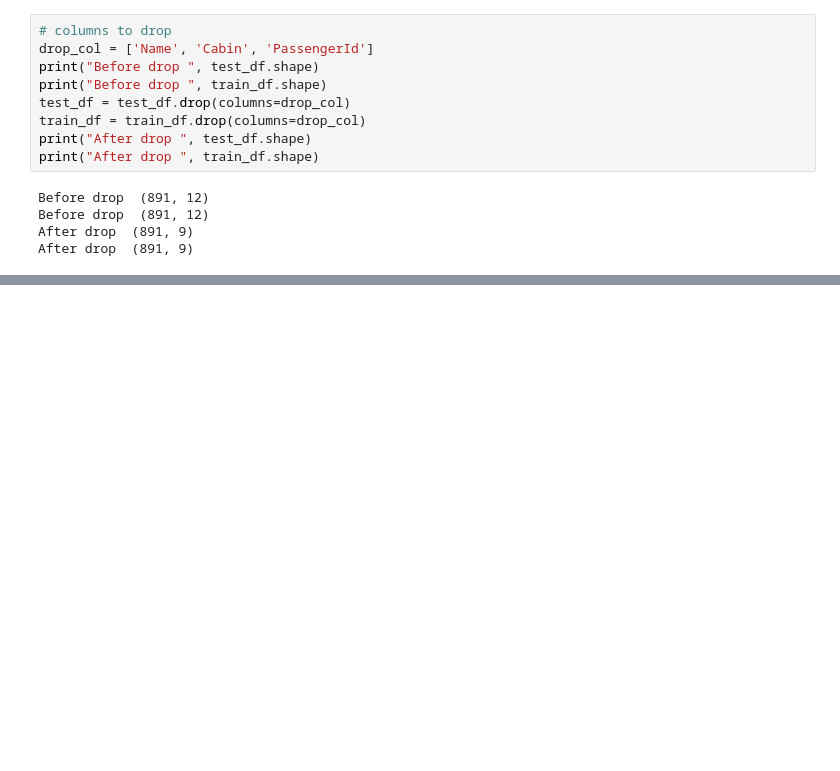
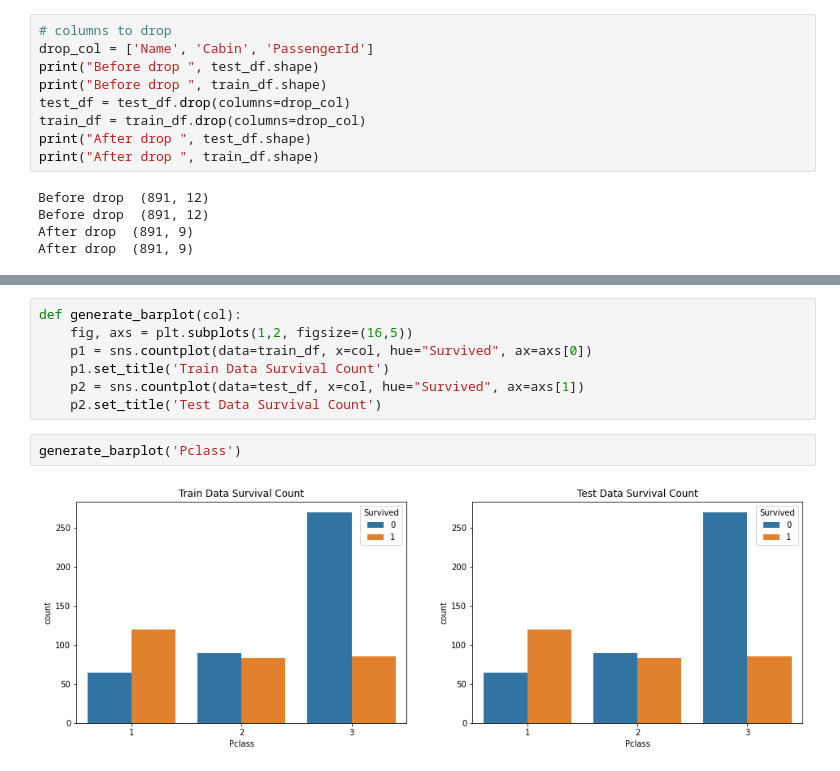
Before and after one commit to miebakso/machine-learning-projects, a Jupyter notebook: P1-titanic-dataset-competition/titanic.ipynb, the cells around one changed output, grey strips where cells are left out. Cells and saved outputs as stored; diff of their text form; blank space fills up the shorter version.

```diff
--- a/P1-titanic-dataset-competition/titanic.ipynb
+++ b/P1-titanic-dataset-competition/titanic.ipynb
@@ -144,0 +275,11 @@ Name: Survived, dtype: int64
+# %%
+def generate_barplot(col):
+    fig, axs = plt.subplots(1,2, figsize=(16,5))
+    p1 = sns.countplot(data=train_df, x=col, hue="Survived", ax=axs[0])
+    p1.set_title('Train Data Survival Count')
+    p2 = sns.countplot(data=test_df, x=col, hue="Survived", ax=axs[1])
+    p2.set_title('Test Data Survival Count')
+# %%
+generate_barplot('Pclass')
+# %% [output]
+[figure, added]
```
Also changed, not shown: parts of 32 cells of this notebook.
